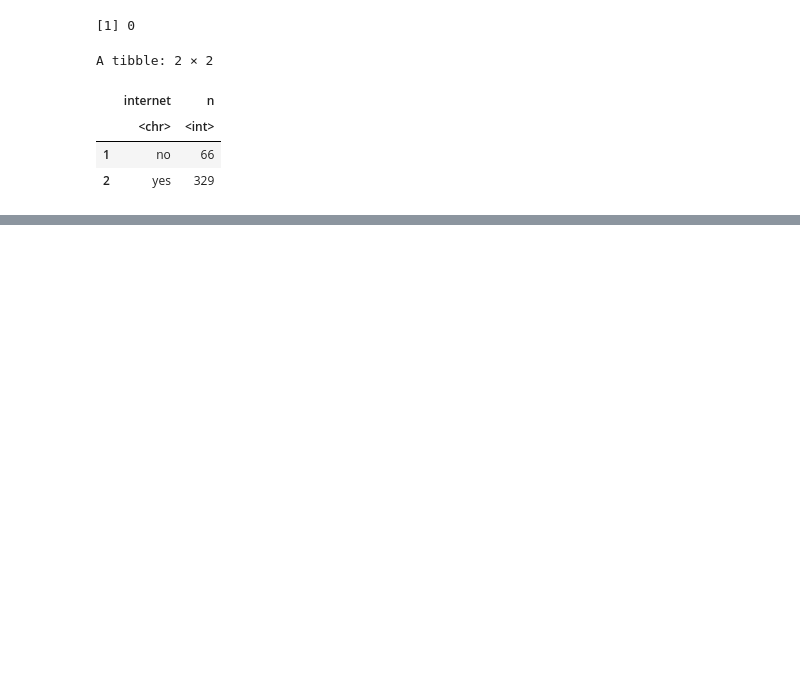
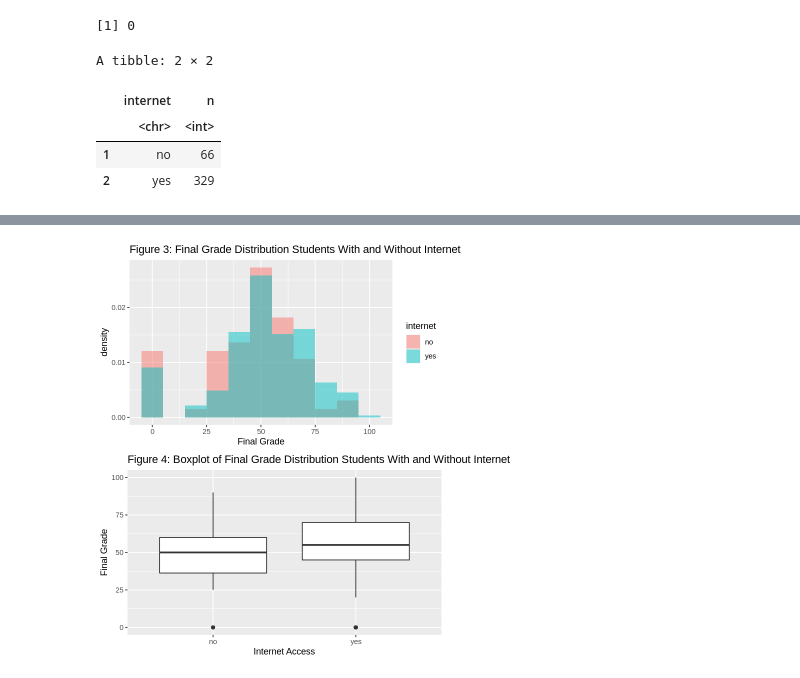
Before and after one commit to jjadeb/stat-201-project, a Jupyter notebook: src/proposal.ipynb, the cells around one changed output, grey strips where cells are left out. Cells and saved outputs as stored; diff of their text form; code cells hidden in the pictures; blank space fills up the shorter version.

```diff
--- a/src/proposal.ipynb
+++ b/src/proposal.ipynb
@@ -100,7 +101,7 @@ A tibble: 2 × 3
 # %%
 # 3 histograms of the relevant raw data
 
-# Plot 1: Final Grade Distribution Students Without Internet Access
+# Plot 1: Final Grade Distribution of Students Without Internet Access
 plot_no_internet <- data  %>%
     filter(internet == "no")  %>%
     ggplot(aes(x = final_grade)) +
@@ -109,7 +110,7 @@ plot_no_internet <- data  %>%
     xlab("Final Grade") +
     ggtitle("Figure 1: Final Grade Distribution Students Without Internet Access")
 
-# Plot 2: Final Grade Distribution Students With Internet Access
+# Plot 2: Final Grade Distribution of Students With Internet Access
 plot_have_internet <- data  %>%
     filter(internet == "yes")  %>%
     ggplot(aes(x = final_grade)) +
@@ -118,11 +119,14 @@ plot_have_internet <- data  %>%
     xlab("Final Grade") +
     ggtitle("Figure 2: Final Grade Distribution Students With Internet Access")
 
-# Plot 1: Final Grade Distribution Students With and Without Internet
+# Plot 3: Final Grade Distribution of Students With and Without Internet
 plot_both <- ggplot(data, aes(x = final_grade, fill = internet)) +
     geom_histogram(binwidth = 2, alpha = 0.5, position = "identity", aes(y = ..density..)) +
     xlab("Final Grade") +
     ggtitle("Figure 3: Final Grade Distribution Students With and Without Internet")
-plot_have_internet
-plot_no_internet
-plot_both
+
+# Plot 4: Boxplot with Final Grade Distribution Students With and Without Internet
+boxplot  <- ggplot(data = data, mapping = aes(x = internet, y = final_grade)) +
+    geom_boxplot() +
+    ggtitle("Figure 4: Boxplot of Final Grade Distribution Students With and Without Internet") +
+    labs(x = "Internet Access", y = "Final Grade")
@@ -132,0 +137,4 @@ plot_both
+# %%
+plot_grid(plot_both, NULL, boxplot, rel_widths = c(5,1,5), rel_heights = c(5,5))
+# %% [output]
+[figure, added]
```
Also changed, not shown: parts of 7 cells of this notebook.
